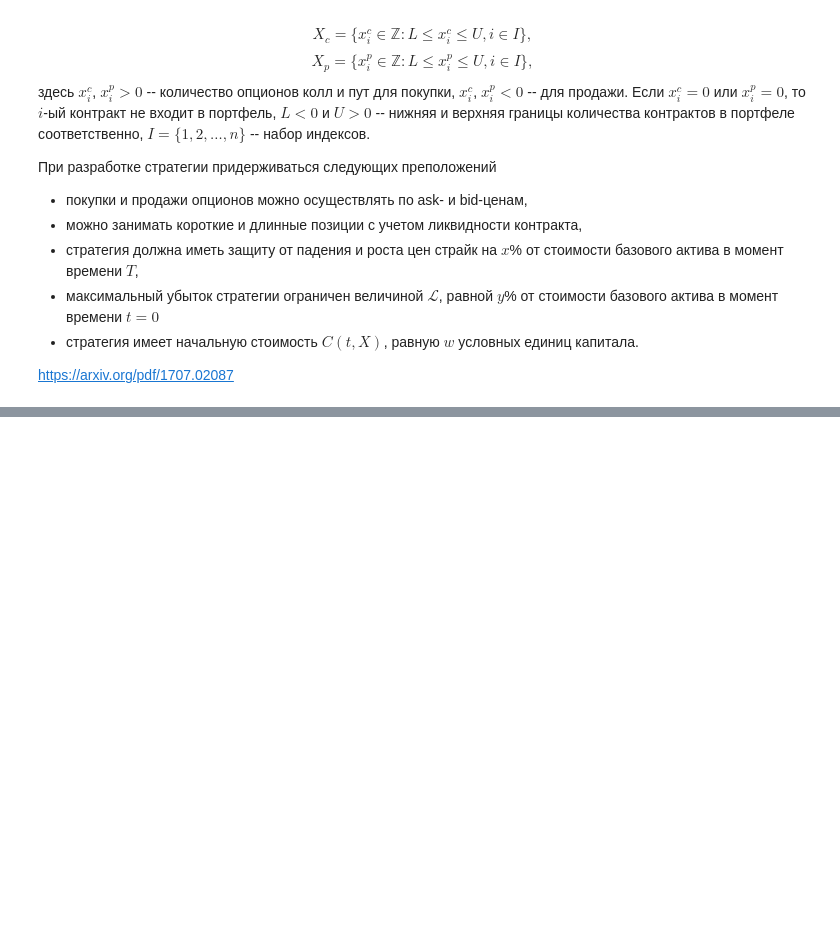
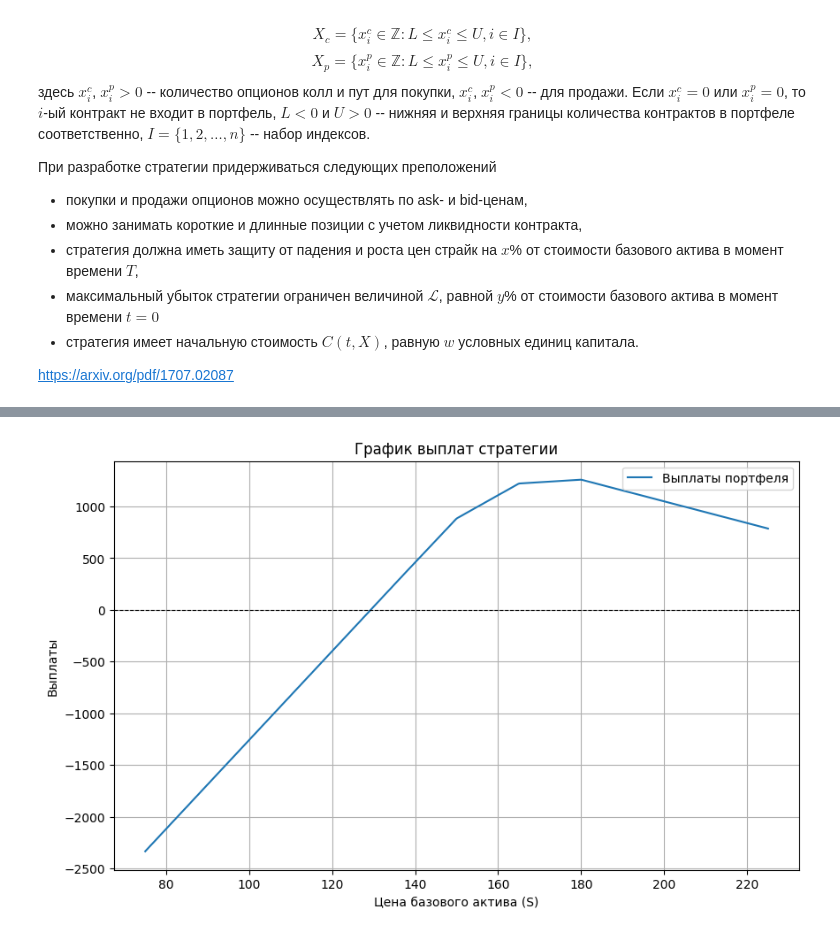
Before and after one commit to JacobTrofimov/Sirius-Magistracy, a Jupyter notebook: GSFP/lab_1_GSFP.ipynb, the cells around one changed output, grey strips where cells are left out. Drawn from its saved outputs; the diff is of its cells as text; code cells hidden in the pictures; blank space fills up the shorter version.

```diff
--- a/GSFP/lab_1_GSFP.ipynb
+++ b/GSFP/lab_1_GSFP.ipynb
@@ -846,0 +745,79 @@ Name: 2023-12-29 00:00:00, dtype: float64
+# %%
+# Шаг 1: Данные
+symbol = "AAPL"
+current_price = 150  # Пример текущей цены
+strike_prices = np.linspace(current_price * 0.8, current_price * 1.2, 5)  # Страйки ±20% от текущей цены
+call_ask_prices = [5, 7, 10, 12, 15]  # Цена Ask для колл-опционов
+put_ask_prices = [6, 8, 11, 13, 16]   # Цена Ask для пут-опционов
+
+price_movement_percentage = 0.1  # Защита от изменения цены на 10%
+max_loss_percentage = 0.2  # Максимальный убыток 20%
+contract_limit_lower = -10  # Нижняя граница количества контрактов
+contract_limit_upper = 10  # Верхняя граница количества контрактов
+max_portfolio_value = 1000  # Начальная стоимость портфеля
+
+price_up = current_price * (1 + price_movement_percentage)
+price_down = current_price * (1 - price_movement_percentage)
+
+# Шаг 2: Определение задачи оптимизации
+problem = LpProblem("Portfolio_Optimization", LpMinimize)
+
+# Переменные: количества опционов (колл и пут)
+call_quantities = [LpVariable(f"x_call_{i}", lowBound=contract_limit_lower, upBound=contract_limit_upper, cat="Continuous")
+                   for i in range(len(strike_prices))]
+put_quantities = [LpVariable(f"x_put_{i}", lowBound=contract_limit_lower, upBound=contract_limit_upper, cat="Integer")
+                  for i in range(len(strike_prices))]
+
+# Шаг 3: Целевая функция (стоимость портфеля)
+cost = lpSum([call_quantities[i] * call_ask_prices[i] + put_quantities[i] * put_ask_prices[i]
+              for i in range(len(strike_prices))])
+problem += cost, "Total_Cost"
+
+# Шаг 4: Ограничения
+# Ограничение на защиту от роста и падения цен
+problem += lpSum([call_quantities[i] * max(price_up - strike_prices[i], 0) +
+                  put_quantities[i] * max(strike_prices[i] - price_down, 0)
+                  for i in range(len(strike_prices))]) == 0, "Hedging"
+
+# Ограничение на максимальный убыток
+problem += lpSum([call_quantities[i] * (max(price_down - strike_prices[i], 0) - call_ask_prices[i]) +
+                  put_quantities[i] * (max(strike_prices[i] - price_up, 0) - put_ask_prices[i])
+                  for i in range(len(strike_prices))]) >= -current_price * max_loss_percentage, "Max_Loss"
+
+# Шаг 5: Решение задачи
+problem.solve()
+
+# Проверка решения
+if problem.status == 1:
+    print("Оптимальный набор контрактов:")
+    print("Количества колл-опционов:", [value(var) for var in call_quantities])
+    print("Количества пут-опционов:", [value(var) for var in put_quantities])
+    print("Минимальная стоимость портфеля:", value(problem.objective))
+else:
+    print("Оптимизация не удалась.")
+
+# Шаг 6: Построение графика выплат
+price_range = np.linspace(current_price * 0.5, current_price * 1.5, 500)
+
+def calculate_payoff(price, strikes, call_quantities, put_quantities, call_prices, put_prices):
+    total_payoff = np.zeros_like(price)
+    for i, strike in enumerate(strikes):
+        total_payoff += call_quantities[i] * (np.maximum(price - strike, 0) - call_prices[i])
+        total_payoff += put_quantities[i] * (np.maximum(strike - price, 0) - put_prices[i])
+    return total_payoff
+
+call_q = [value(var) for var in call_quantities]
+put_q = [value(var) for var in put_quantities]
+
+payoff_values = calculate_payoff(price_range, strike_prices, call_q, put_q, call_ask_prices, put_ask_prices)
+
+plt.figure(figsize=(10, 6))
+plt.plot(price_range, payoff_values, label="Выплаты портфеля")
+plt.axhline(0, color="black", linestyle="--", linewidth=0.8)
+plt.xlabel("Цена базового актива (S)")
+plt.ylabel("Выплаты")
+plt.title("График выплат стратегии")
+plt.grid()
+plt.legend()
+plt.show()
+# %% [output]
@@ -846,0 +828 @@ Name: 2023-12-29 00:00:00, dtype: float64
+[figure, added]
```
Also changed, not shown: parts of 5 cells of this notebook, 3 other files.
